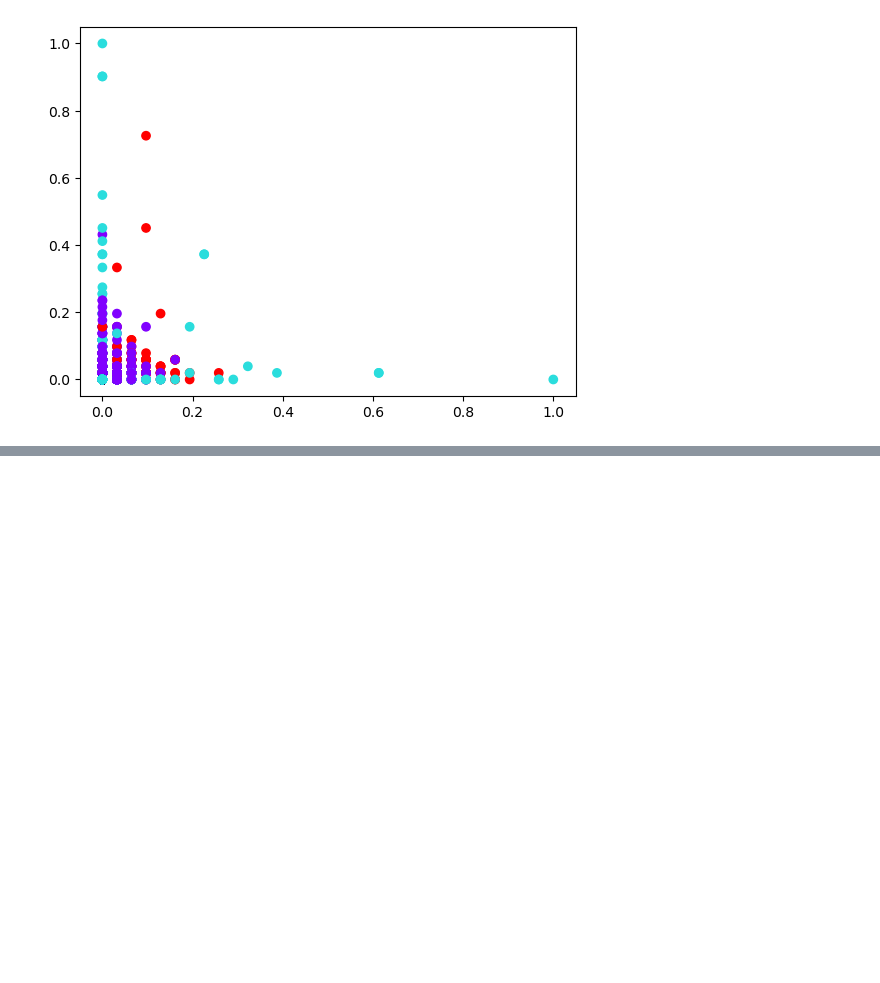
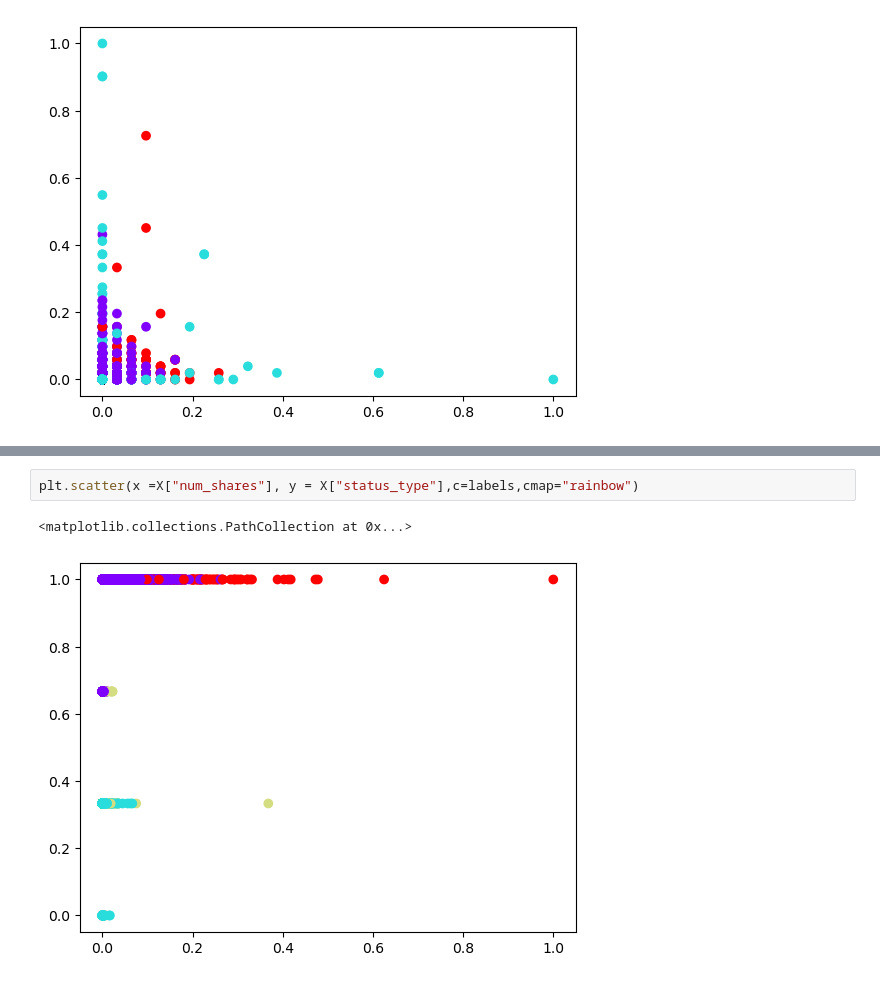
Before and after one commit to Rutuja-Salunke/K-Means-Clustering-with-Python, a Jupyter notebook: K_Means1.ipynb, the cells around one changed output, grey strips where cells are left out. Drawn from its saved outputs; the diff is of its cells as text; blank space fills up the shorter version.

```diff
--- a/K_Means1.ipynb
+++ b/K_Means1.ipynb
@@ -342,0 +348,5 @@ plt.scatter(x =X["num_angrys"], y = X["num_sads"],c=labels,cmap="rainbow")
+# %%
+plt.scatter(x =X["num_shares"], y = X["status_type"],c=labels,cmap="rainbow")
+# %% [output]
+<matplotlib.collections.PathCollection at 0x...>
+[figure, added]
```
Also changed, not shown: parts of 3 cells of this notebook.
